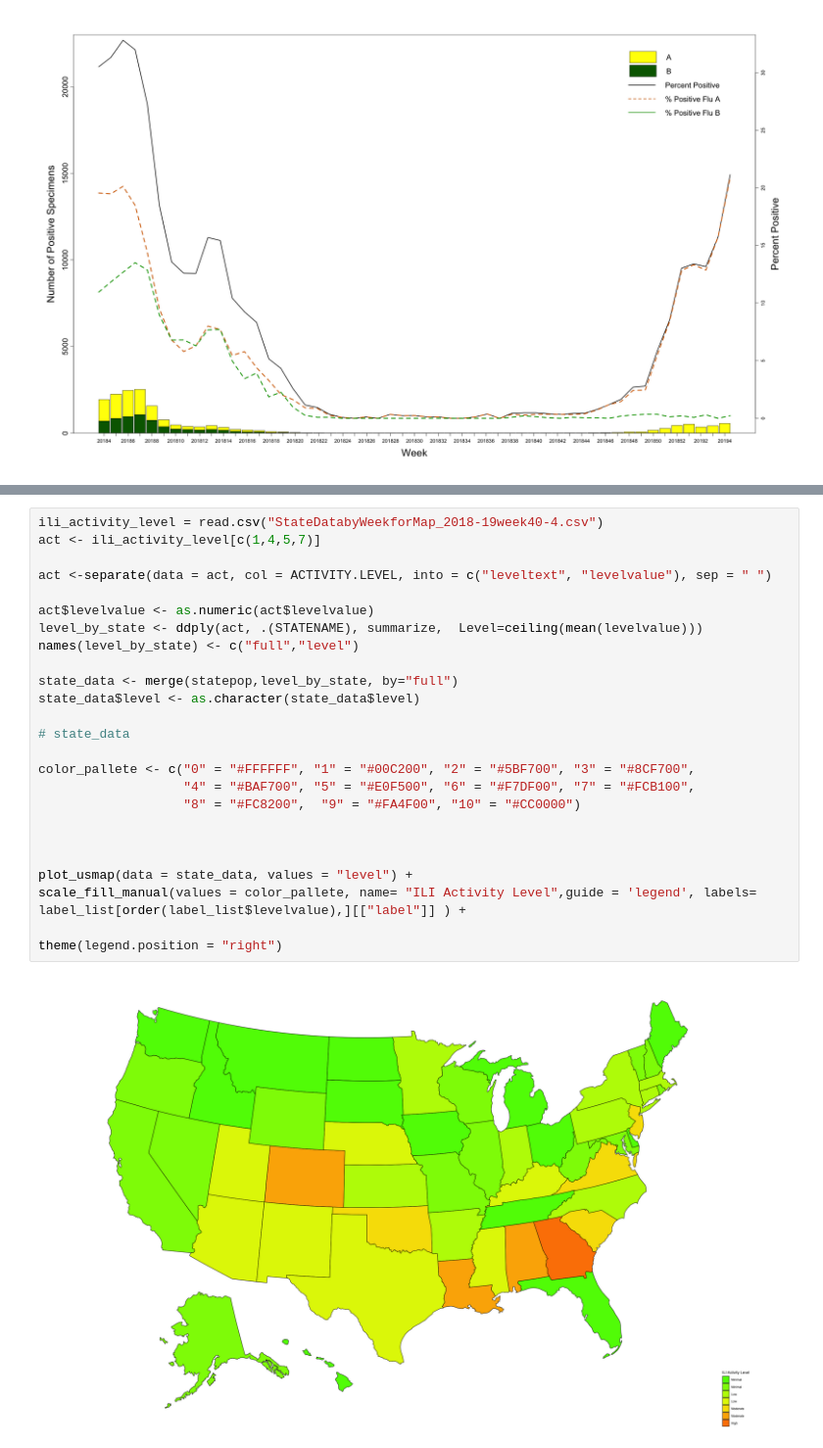
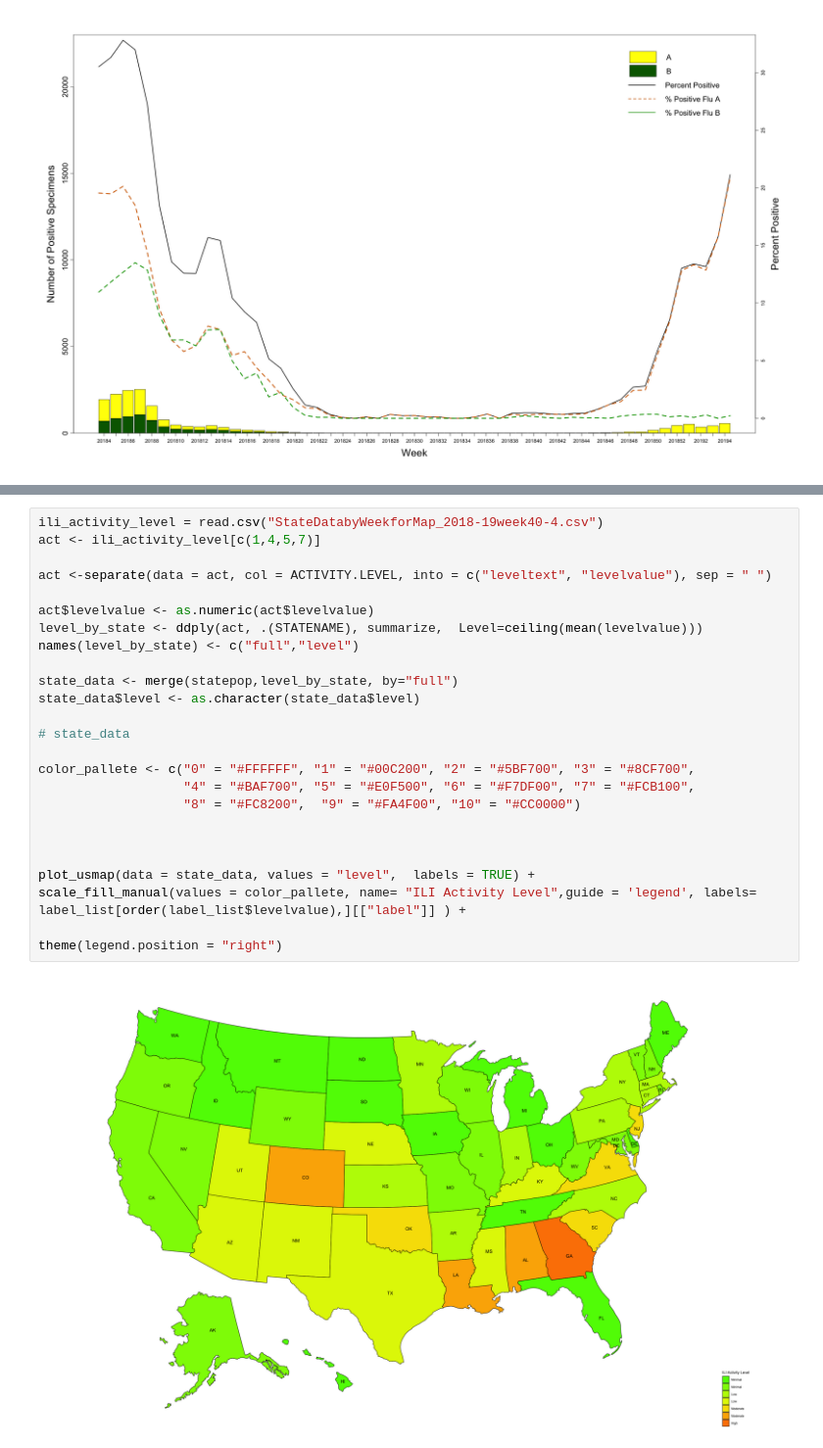
Before and after one commit to nullbringer/Exploratory-Data-Analysis, a Jupyter notebook: Lab1/part2/Lab1Part2.ipynb, the cells around one changed output, grey strips where cells are left out. Shown at 98% size. Drawn from its saved outputs; the diff is of its cells as text.

```diff
--- a/Lab1/part2/Lab1Part2.ipynb
+++ b/Lab1/part2/Lab1Part2.ipynb
@@ -273,27 +273,27 @@ theme(legend.position = "right")
 # %%
 ili_activity_level = read.csv("StateDatabyWeekforMap_2018-19week40-4.csv")
 act <- ili_activity_level[c(1,4,5,7)]
 
 act <-separate(data = act, col = ACTIVITY.LEVEL, into = c("leveltext", "levelvalue"), sep = " ")
 
 act$levelvalue <- as.numeric(act$levelvalue)
 level_by_state <- ddply(act, .(STATENAME), summarize,  Level=ceiling(mean(levelvalue)))
 names(level_by_state) <- c("full","level")
 
 state_data <- merge(statepop,level_by_state, by="full")
 state_data$level <- as.character(state_data$level)
 
 # state_data
 
 color_pallete <- c("0" = "#FFFFFF", "1" = "#00C200", "2" = "#5BF700", "3" = "#8CF700",
                    "4" = "#BAF700", "5" = "#E0F500", "6" = "#F7DF00", "7" = "#FCB100",
                    "8" = "#FC8200",  "9" = "#FA4F00", "10" = "#CC0000")
 
 
 
-plot_usmap(data = state_data, values = "level") +
+plot_usmap(data = state_data, values = "level",  labels = TRUE) +
 scale_fill_manual(values = color_pallete, name= "ILI Activity Level",guide = 'legend', labels= label_list[order(label_list$levelvalue),][["label"]] ) +
 
 theme(legend.position = "right")
 # %% [output]
-[figure, old version]
+[figure, new version]
```
Also changed, not shown: parts of 4 cells of this notebook.
